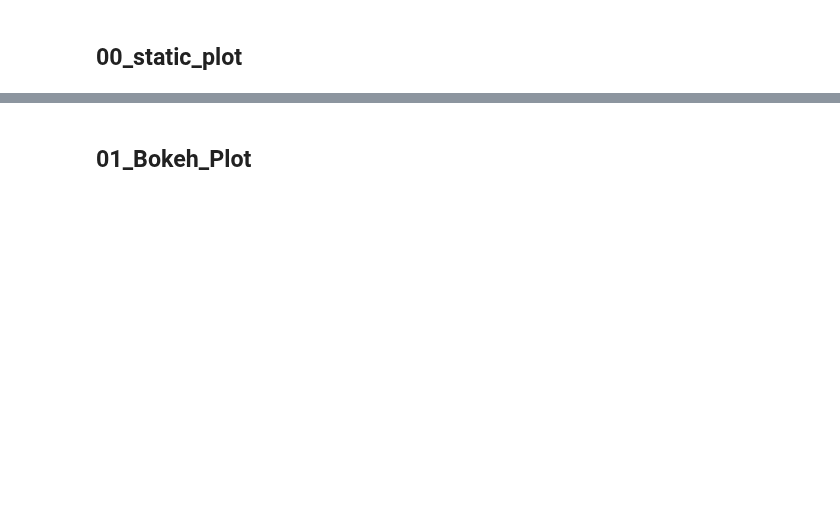
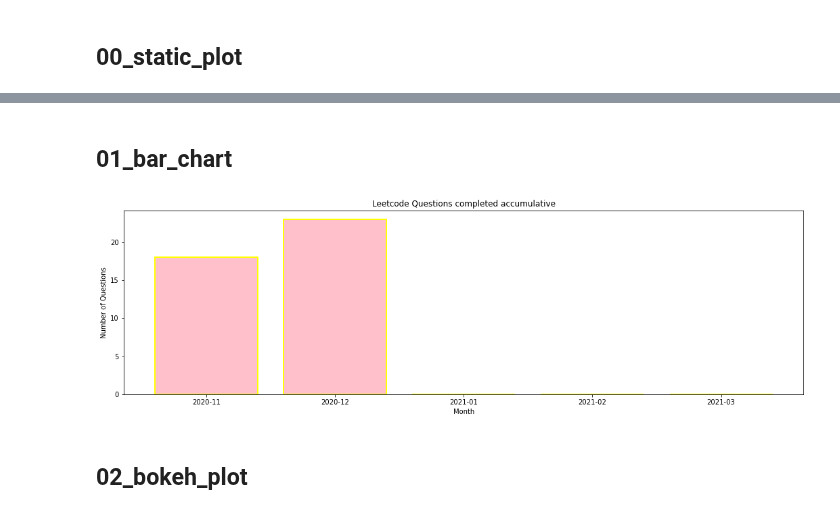
Before and after one commit to krystinli/Time_Management, a Jupyter notebook: plotting/basic_ts_plot.ipynb, the cells around one changed output, grey strips where cells are left out. Drawn from its saved outputs; the diff is of its cells as text; code cells hidden in the pictures; blank space fills up the shorter version.

Commit message:
add a leetcode graph

```diff
--- a/plotting/basic_ts_plot.ipynb
+++ b/plotting/basic_ts_plot.ipynb
@@ -37,4 +21,27 @@ plot_static(data, "work", "green")
 # %% [markdown]
-## 01_Bokeh_Plot
+## 01_bar_chart
+# %%
+# leetcode monthly progress accumulated
+x = ["2020-11", "2020-12", "2021-01", "2021-02", "2021-03",]
+y = [18, 23, 0, 0, 0]
+
+fig, ax = plt.subplots()
+fig.set_size_inches(18, 5) # img size
+
+plt.bar(x, y,
+        color="pink",
+        edgecolor="yellow",
+        linewidth=2
+       )
+
+ax.set(xlabel = "Month",
+       ylabel = "Number of Questions",
+       title = "Leetcode Questions completed accumulative")
+
+plt.show()
+# %% [output]
+[figure, added]
+# %% [markdown]
+## 02_bokeh_plot
 # %%
 import pandas as pd
```
Also changed, not shown: parts of 5 cells of this notebook, 3 other files.
